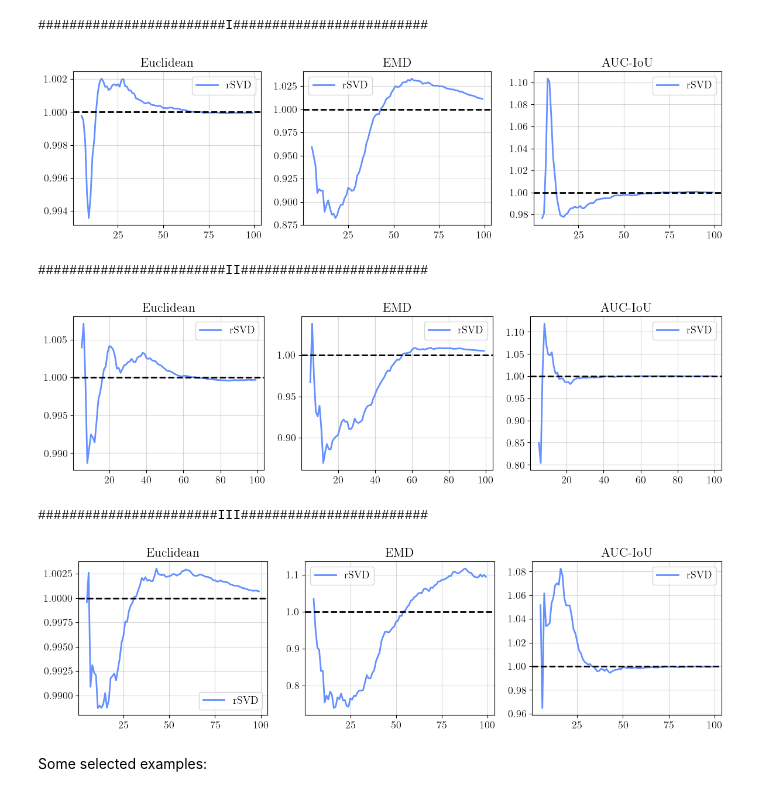
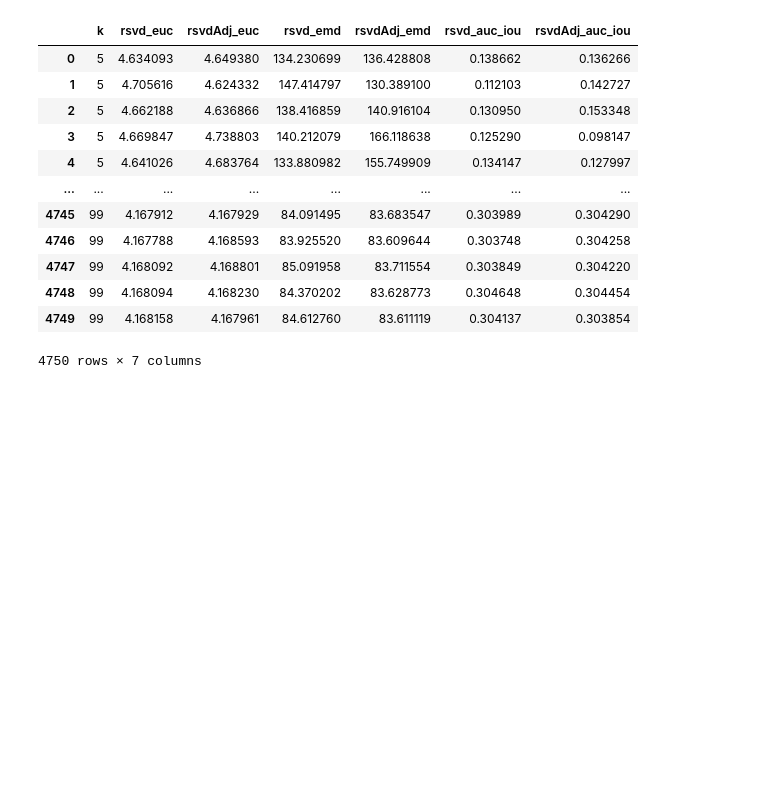
Before and after one commit to EliasSev/masters-thesis, a Jupyter notebook: notebooks/matrix_free_rsvd_new/03_rsvdAjoint_error.ipynb, the cells around one changed output. Cells and saved outputs as stored; diff of their text form; code cells hidden in the pictures; blank space fills up the shorter version.

```diff
--- a/notebooks/matrix_free_rsvd_new/03_rsvdAjoint_error.ipynb
+++ b/notebooks/matrix_free_rsvd_new/03_rsvdAjoint_error.ipynb
@@ -102,34 +151,16 @@ for result in results:
-# %%
-def plot_df_relative(df):
-    from utils.colors import C2
-
-    fig, axes = plt.subplots(1, 3, figsize=(12, 3.5))
-
-    dists = ['euc', 'emd', 'auc_iou']
-    labels = ['Euclidean', 'EMD', 'AUC-IoU']
-    for i, (dist, ax) in enumerate(zip(dists, axes.flat)):
-        ax.set_title(labels[i])
-        ax.plot(df.k, df['rsvd_' + dist] / df['rsvdAdj_' + dist], label='rSVD', c=C2[0], lw=2)
-        ax.axhline(1.0, c='black', ls='--', lw=2.0)
-
-        ax.grid(True, alpha=0.5)
-        ax.legend()
-
-    plt.tight_layout()
-    plt.show()
-
-
-for result in results:
-    params = result['params']
-    print(f"{params['pid']:#^50}")
-    df = result['df'].groupby('k').agg('mean').reset_index()
-    plot_df_relative(df)
-# %% [output]
-########################I#########################
-[figure, removed]
-########################II########################
-[figure, removed]
-#######################III########################
-[figure, removed]
-# %% [markdown]
-Some selected examples:
+# %%
+results[0]['df']
+# %% [output]
+|  | k | rsvd_euc | rsvdAdj_euc | rsvd_emd | rsvdAdj_emd | rsvd_auc_iou | rsvdAdj_auc_iou |
+| 0 | 5 | 4.634093 | 4.649380 | 134.230699 | 136.428808 | 0.138662 | 0.136266 |
+| 1 | 5 | 4.705616 | 4.624332 | 147.414797 | 130.389100 | 0.112103 | 0.142727 |
+| 2 | 5 | 4.662188 | 4.636866 | 138.416859 | 140.916104 | 0.130950 | 0.153348 |
+| 3 | 5 | 4.669847 | 4.738803 | 140.212079 | 166.118638 | 0.125290 | 0.098147 |
+| 4 | 5 | 4.641026 | 4.683764 | 133.880982 | 155.749909 | 0.134147 | 0.127997 |
+| ... | ... | ... | ... | ... | ... | ... | ... |
+| 4745 | 99 | 4.167912 | 4.167929 | 84.091495 | 83.683547 | 0.303989 | 0.304290 |
+| 4746 | 99 | 4.167788 | 4.168593 | 83.925520 | 83.609644 | 0.303748 | 0.304258 |
+| 4747 | 99 | 4.168092 | 4.168801 | 85.091958 | 83.711554 | 0.303849 | 0.304220 |
+| 4748 | 99 | 4.168094 | 4.168230 | 84.370202 | 83.628773 | 0.304648 | 0.304454 |
+| 4749 | 99 | 4.168158 | 4.167961 | 84.612760 | 83.611119 | 0.304137 | 0.303854 |
+4750 rows × 7 columns
```
Also changed, not shown: parts of 8 cells of this notebook, 8 other files.
